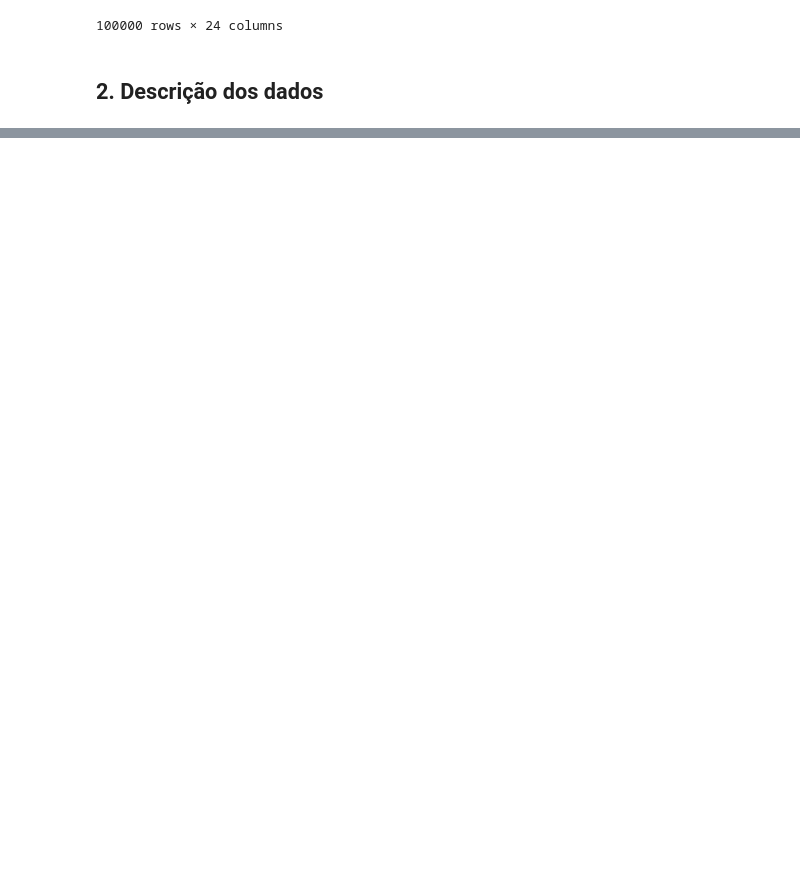
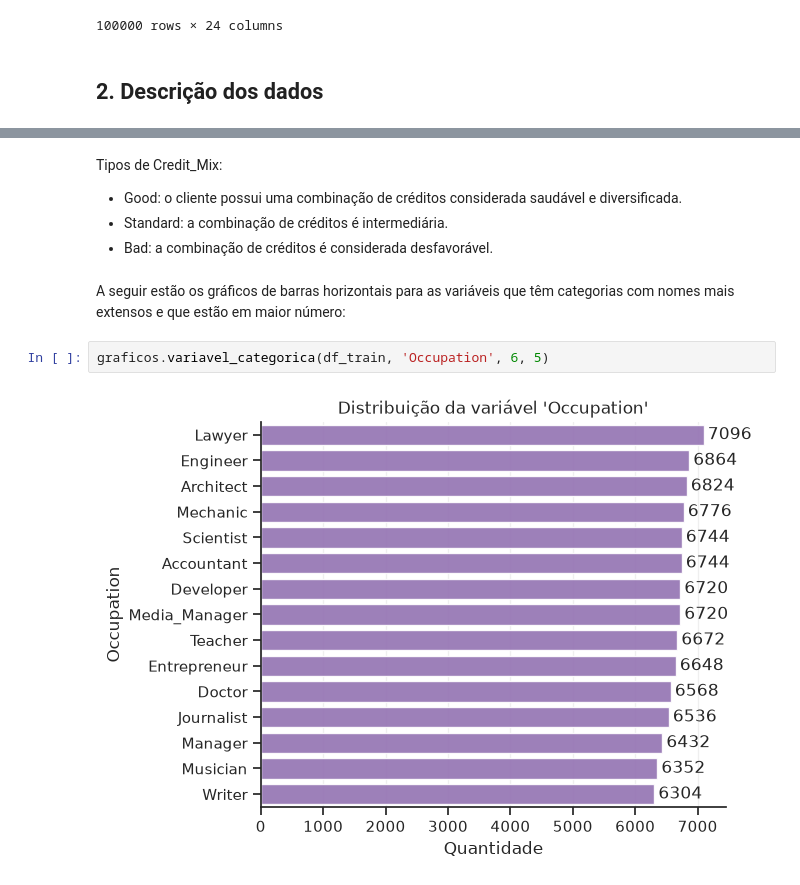
Before and after one commit to simires/Credit-Score-Classification, a Jupyter notebook: notebooks/03-analise_exploratoria.ipynb, the cells around one changed output, grey strips where cells are left out. Drawn from its saved outputs; the diff is of its cells as text; blank space fills up the shorter version.

```diff
--- a/notebooks/03-analise_exploratoria.ipynb
+++ b/notebooks/03-analise_exploratoria.ipynb
@@ -39,0 +147,11 @@ display(df_train)
+# %% [markdown]
+Tipos de Credit_Mix:
+- Good: o cliente possui uma combinação de créditos considerada saudável e diversificada.
+- Standard: a combinação de créditos é intermediária.
+- Bad: a combinação de créditos é considerada desfavorável.
+# %% [markdown]
+A seguir estão os gráficos de barras horizontais para as variáveis que têm categorias com nomes mais extensos e que estão em maior número:
+# %%
+graficos.variavel_categorica(df_train, 'Occupation', 6, 5)
+# %% [output]
+[figure, added]
```
Also changed, not shown: parts of 47 cells of this notebook, 10 other files.
